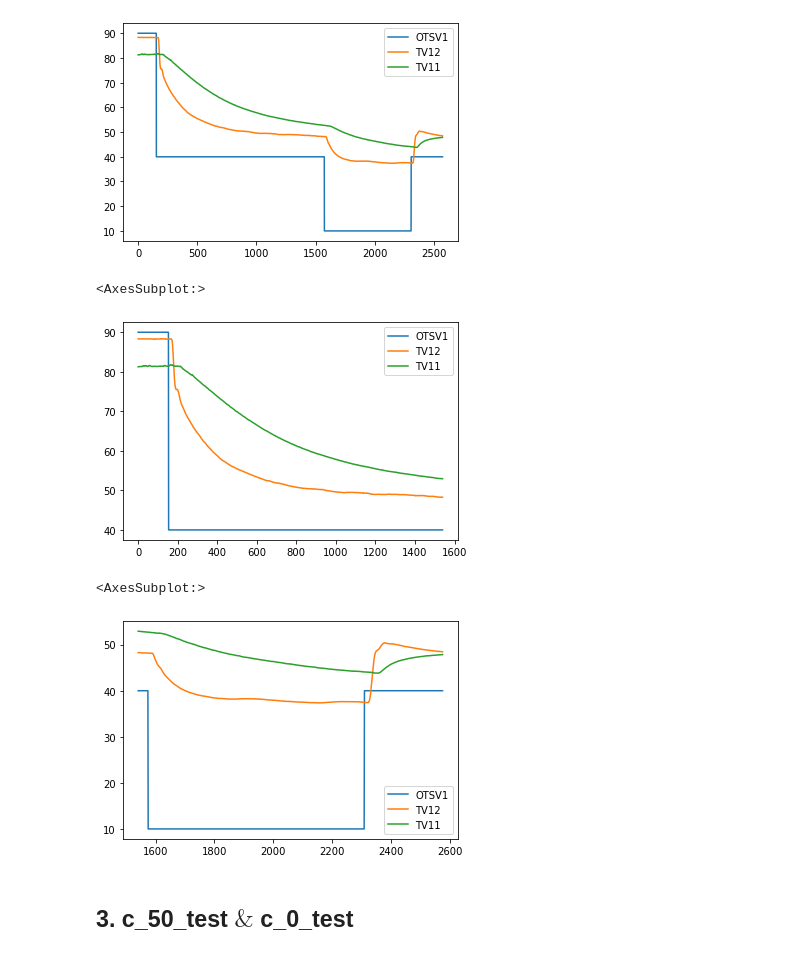
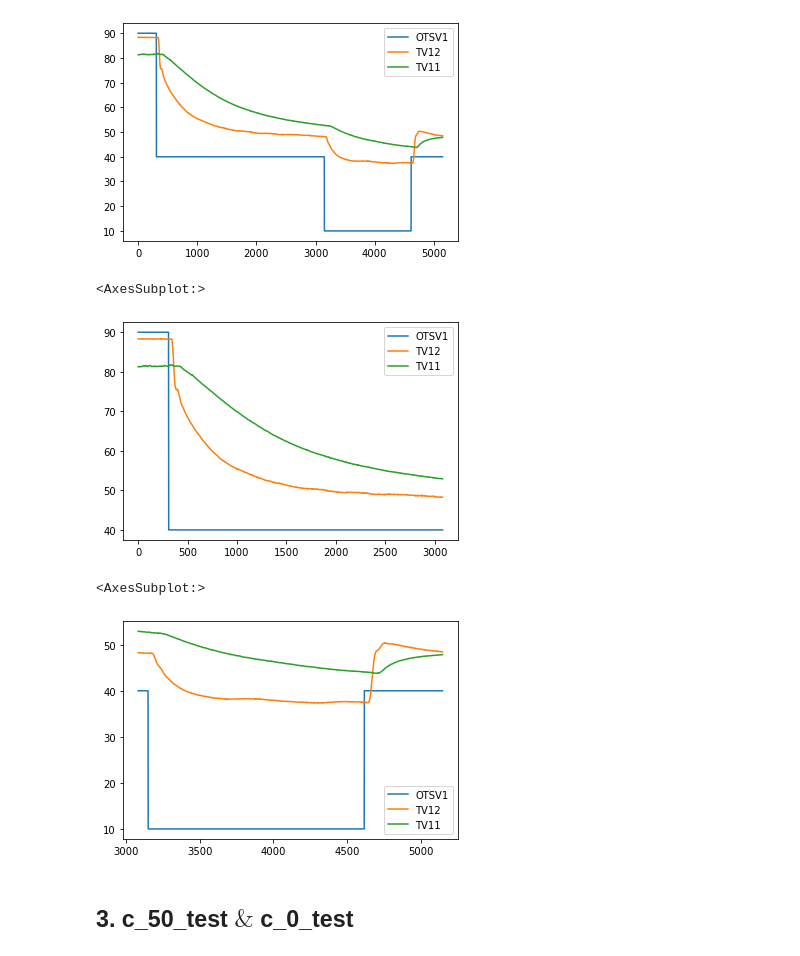
Before and after one commit to JeremyKTH/Gearbox-Oil-Conditioning-System, a Jupyter notebook: Jupyter Lab/Data Pre-process.ipynb, the cells around one changed output. Saved outputs shown, nothing was run; the diff lists cells and outputs as text; code cells hidden in the pictures.

```diff
--- a/Jupyter Lab/Data Pre-process.ipynb
+++ b/Jupyter Lab/Data Pre-process.ipynb
@@ -212,24 +212,24 @@ Cut into 2 parts: <br>
 # === c_10_test === #
 c_10_data = pd.read_csv(r'C:\Users\jerem\Documents\Python Scripts\Scania\Test_Data\Clean_Data\c_10_test.csv', sep=",")
 
-c_10_data = c_10_data[['OTSV1', 'TV12', 'TV11']].iloc[::500,:]
+c_10_data = c_10_data[['OTSV1', 'TV12', 'TV11']].iloc[::250,:]
 c_10_data.reset_index(drop=True, inplace = True)
 c_10_data.plot()
 # %% [output]
 <AxesSubplot:>
 [figure]
 # %%
-D_94 = c_10_data[['OTSV1', 'TV12', 'TV11']].iloc[0:1540,:]
+D_94 = c_10_data[['OTSV1', 'TV12', 'TV11']].iloc[0:3080:]
 D_94.plot()
 # %% [output]
 <AxesSubplot:>
-[figure, old version]
+[figure, new version]
 # %%
-D_414 = c_10_data[['OTSV1', 'TV12', 'TV11']].iloc[1541::,:]
+D_414 = c_10_data[['OTSV1', 'TV12', 'TV11']].iloc[3081::,:]
 D_414.plot()
 # %% [output]
 <AxesSubplot:>
-[figure, old version]
+[figure, new version]
 # %% [markdown]
 ## 3. c_50_test $\&$ c_0_test
 # %% [markdown]
```
Also changed, not shown: parts of 7 cells of this notebook.
